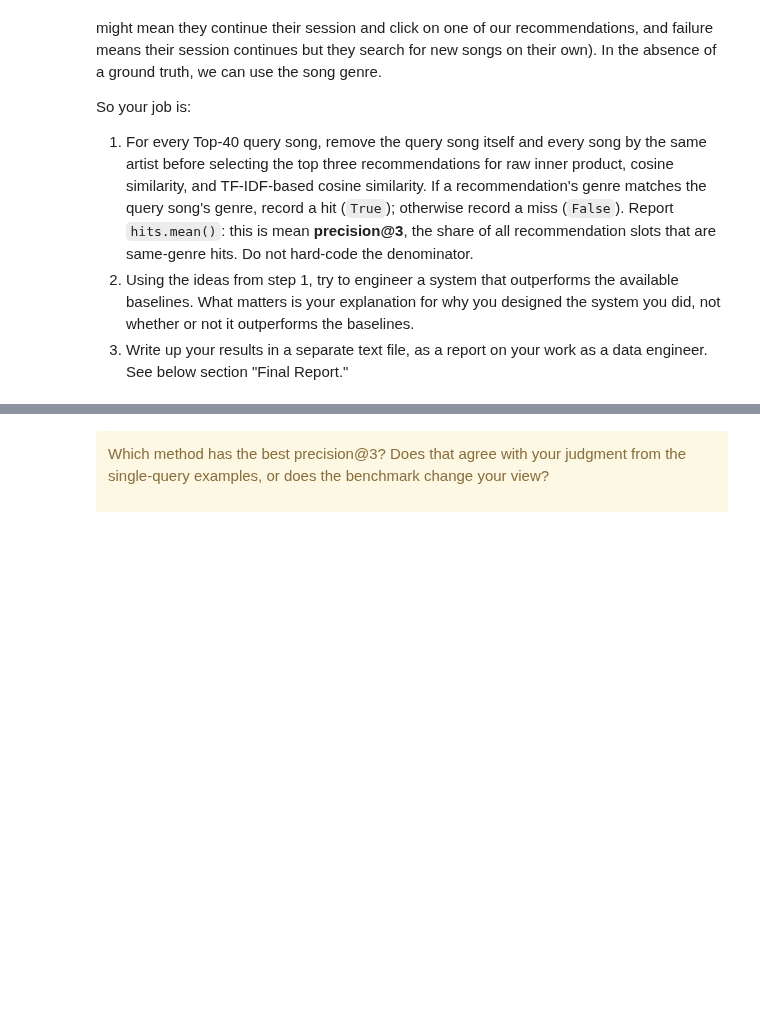
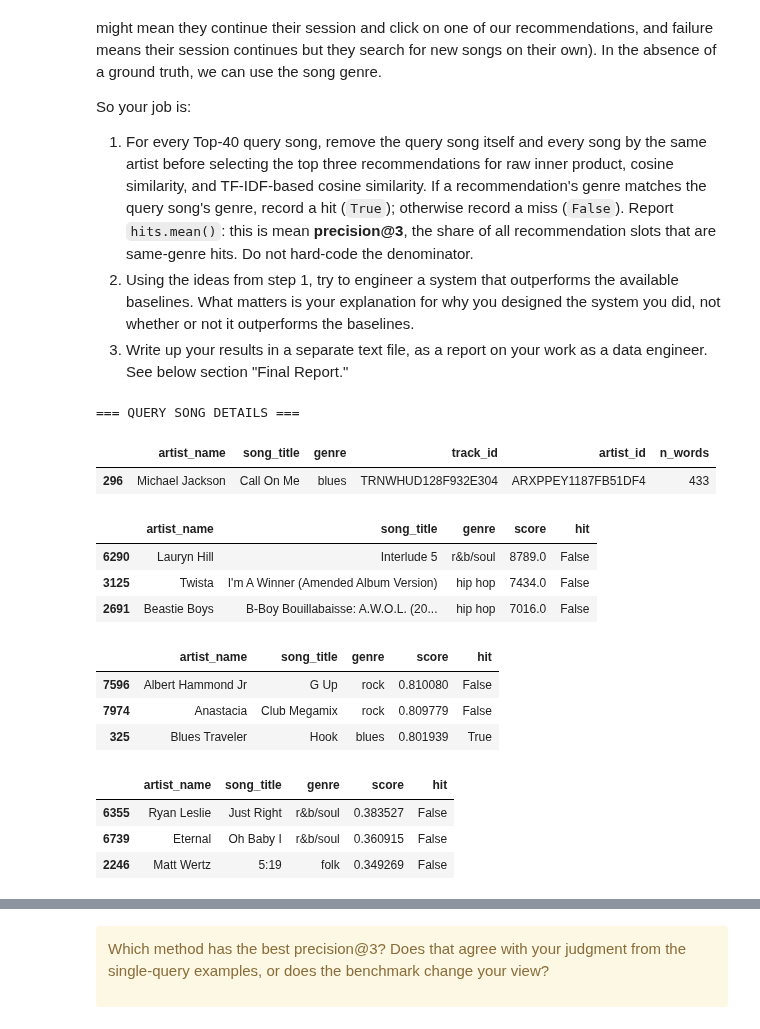
Before and after one commit to homayoun786/UU_F26_templates, a Jupyter notebook: Week02/Thursday Lab/lab_02_in_class.ipynb, the cells around one changed output, grey strips where cells are left out. Drawn from its saved outputs; the diff is of its cells as text; code cells hidden in the pictures; blank space fills up the shorter version.

```diff
--- a/Week02/Thursday Lab/lab_02_in_class.ipynb
+++ b/Week02/Thursday Lab/lab_02_in_class.ipynb
@@ -293,3 +370,58 @@ So your job is:
 1. For every Top-40 query song, remove the query song itself and every song by the same artist before selecting the top three recommendations for raw inner product, cosine similarity, and TF-IDF-based cosine similarity. If a recommendation's genre matches the query song's genre, record a hit (`True`); otherwise record a miss (`False`). Report `hits.mean()`: this is mean **precision@3**, the share of all recommendation slots that are same-genre hits. Do not hard-code the denominator.
 2. Using the ideas from step 1, try to engineer a system that outperforms the available baselines. What matters is your explanation for why you designed the system you did, not whether or not it outperforms the baselines.
 3. Write up your results in a separate text file, as a report on your work as a data engineer. See below section "Final Report."
+# %%
+# Part 5.1:
+
+songs = pd.read_csv("./data/song_vectors.csv.gz")
+vocab = pd.read_csv("./data/vocabulary.csv")
+top_40 = pd.read_csv("./data/top_40_songs_by_genre.csv")
+word_cols = vocab["word"].tolist()
+meta_cols = [col for col in songs.columns if col not in word_cols]
+X = songs[word_cols].to_numpy(dtype=float)
+
+def top_matches(scores, query_track_id, k=10, query_artist_id=None):
+    results = songs[meta_cols].copy()
+    results["score"] = scores
+    results = results[results["track_id"] != query_track_id]
+    if query_artist_id is not None:
+        results = results[results["artist_id"] != query_artist_id]
+    return results.sort_values("score", ascending=False).head(k)
+
+# --- Query song details ---
+query_track_id = top_40.loc[5, "track_id"]
+query_row = songs.index[songs["track_id"] == query_track_id][0]
+query_genre = songs.loc[query_row, "genre"]
+query_artist_id = songs.loc[query_row, "artist_id"]
+query = X[query_row]
+
+print("=== QUERY SONG DETAILS ===")
+songs.loc[[query_row], ["artist_name", "song_title", "genre", "track_id", "artist_id", "n_words"]]
+# %% [output]
+=== QUERY SONG DETAILS ===
+|  | artist_name | song_title | genre | track_id | artist_id | n_words |
+| 296 | Michael Jackson | Call On Me | blues | TRNWHUD128F932E304 | ARXPPEY1187FB51DF4 | 433 |
+# %%
+# --- Method 1: Raw Inner Product ---
+dot_scores = X @ query
+dot_matches = top_matches(dot_scores, query_track_id, k=3, query_artist_id=query_artist_id).copy()
+dot_matches["hit"] = dot_matches["genre"] == query_genre
+
+dot_matches[["artist_name", "song_title", "genre", "score", "hit"]]
+# %% [output]
+|  | artist_name | song_title | genre | score | hit |
+| 6290 | Lauryn Hill | Interlude 5 | r&b/soul | 8789.0 | False |
+| 3125 | Twista | I'm A Winner (Amended Album Version) | hip hop | 7434.0 | False |
+| 2691 | Beastie Boys | B-Boy Bouillabaisse: A.W.O.L. (20... | hip hop | 7016.0 | False |
+# %%
+# --- Method 2: Cosine Similarity ---
+cos_scores = cosine_scores(X, query)
+cos_matches = top_matches(cos_scores, query_track_id, k=3, query_artist_id=query_artist_id).copy()
+cos_matches["hit"] = cos_matches["genre"] == query_genre
+
+cos_matches[["artist_name", "song_title", "genre", "score", "hit"]]
+# %% [output]
+|  | artist_name | song_title | genre | score | hit |
+| 7596 | Albert Hammond Jr | G Up | rock | 0.810080 | False |
+| 7974 | Anastacia | Club Megamix | rock | 0.809779 | False |
+| 325 | Blues Traveler | Hook | blues | 0.801939 | True |
@@ -295,0 +435,14 @@ So your job is:
+# %%
+# --- Method 3: TF-IDF Cosine Similarity ---
+query_tfidf = TFIDF[query_row]
+
+tfidf_scores = cosine_scores(TFIDF, query_tfidf)
+tfidf_matches = top_matches(tfidf_scores, query_track_id, k=3, query_artist_id=query_artist_id).copy()
+tfidf_matches["hit"] = tfidf_matches["genre"] == query_genre
+
+tfidf_matches[["artist_name", "song_title", "genre", "score", "hit"]]
+# %% [output]
+|  | artist_name | song_title | genre | score | hit |
+| 6355 | Ryan Leslie | Just Right | r&b/soul | 0.383527 | False |
+| 6739 | Eternal | Oh Baby I | r&b/soul | 0.360915 | False |
+| 2246 | Matt Wertz | 5:19 | folk | 0.349269 | False |
```
Also changed, not shown: parts of 16 cells of this notebook, 1 other file.
